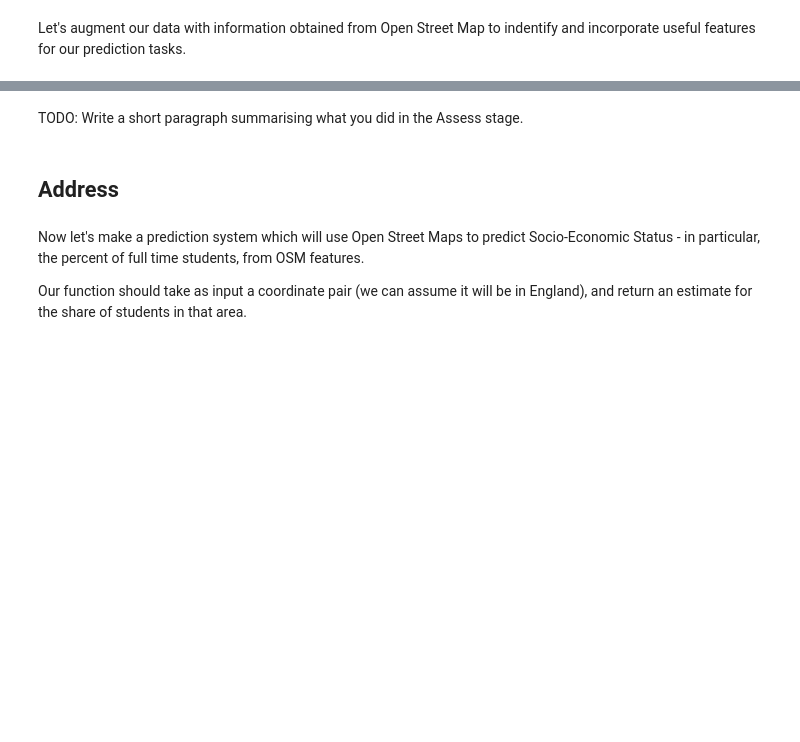
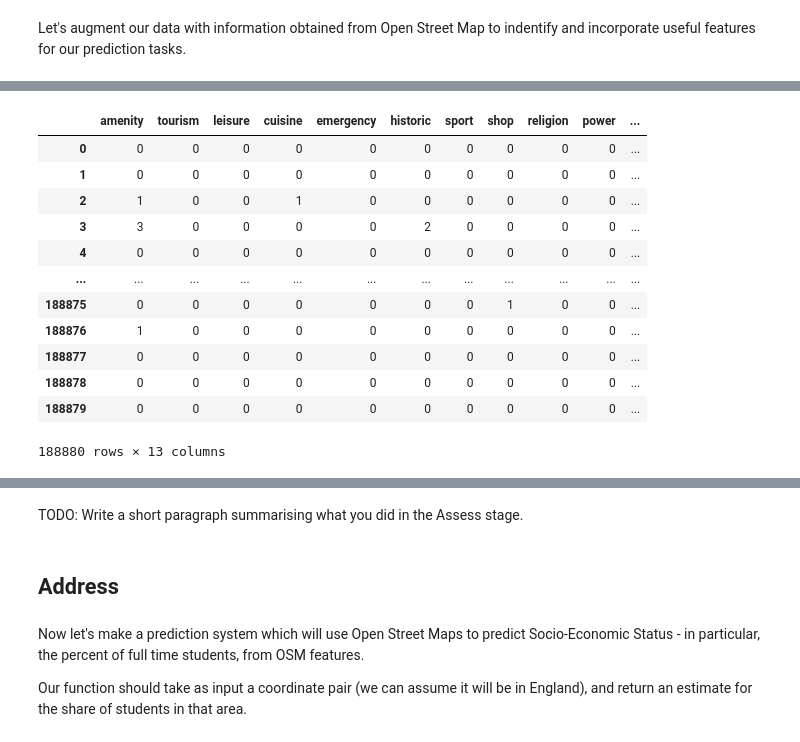
Before and after one commit to sdenyskov/sd995_ads_2024, a Jupyter notebook: notebooks/ads_course_assessment.ipynb, the cells around one changed output, grey strips where cells are left out. Cells and saved outputs as stored; diff of their text form; code cells hidden in the pictures; blank space fills up the shorter version.

```diff
--- a/notebooks/ads_course_assessment.ipynb
+++ b/notebooks/ads_course_assessment.ipynb
@@ -1311,0 +1361,2 @@ Let's augment our data with information obtained from Open Street Map to indenti
+# %%
+features_of_interest = ['amenity', 'tourism', 'leisure', 'cuisine', 'emergency', 'historic', 'sport', 'shop', 'religion', 'power', 'military', 'house', 'building']
@@ -1311,0 +1366,21 @@ Let's augment our data with information obtained from Open Street Map to indenti
+# %%
+grouped_counts = {feature: osm_data_gdf[(osm_data_gdf[feature].notna()) & (osm_data_gdf[feature] != '')].groupby('OA21CD').size() for feature in features_of_interest}
+
+for feature in features_of_interest:
+    oa_data_gdf[feature] = oa_data_gdf['OA21CD'].map(grouped_counts[feature]).fillna(0).astype(int)
+# %%
+oa_data_gdf[features_of_interest]
+# %% [output]
+|  | amenity | tourism | leisure | cuisine | emergency | historic | sport | shop | religion | power | ... |
+| 0 | 0 | 0 | 0 | 0 | 0 | 0 | 0 | 0 | 0 | 0 | ... |
+| 1 | 0 | 0 | 0 | 0 | 0 | 0 | 0 | 0 | 0 | 0 | ... |
+| 2 | 1 | 0 | 0 | 1 | 0 | 0 | 0 | 0 | 0 | 0 | ... |
+| 3 | 3 | 0 | 0 | 0 | 0 | 2 | 0 | 0 | 0 | 0 | ... |
+| 4 | 0 | 0 | 0 | 0 | 0 | 0 | 0 | 0 | 0 | 0 | ... |
+| ... | ... | ... | ... | ... | ... | ... | ... | ... | ... | ... | ... |
+| 188875 | 0 | 0 | 0 | 0 | 0 | 0 | 0 | 1 | 0 | 0 | ... |
+| 188876 | 1 | 0 | 0 | 0 | 0 | 0 | 0 | 0 | 0 | 0 | ... |
+| 188877 | 0 | 0 | 0 | 0 | 0 | 0 | 0 | 0 | 0 | 0 | ... |
+| 188878 | 0 | 0 | 0 | 0 | 0 | 0 | 0 | 0 | 0 | 0 | ... |
+| 188879 | 0 | 0 | 0 | 0 | 0 | 0 | 0 | 0 | 0 | 0 | ... |
+188880 rows × 13 columns
```
Also changed, not shown: parts of 41 cells of this notebook.
